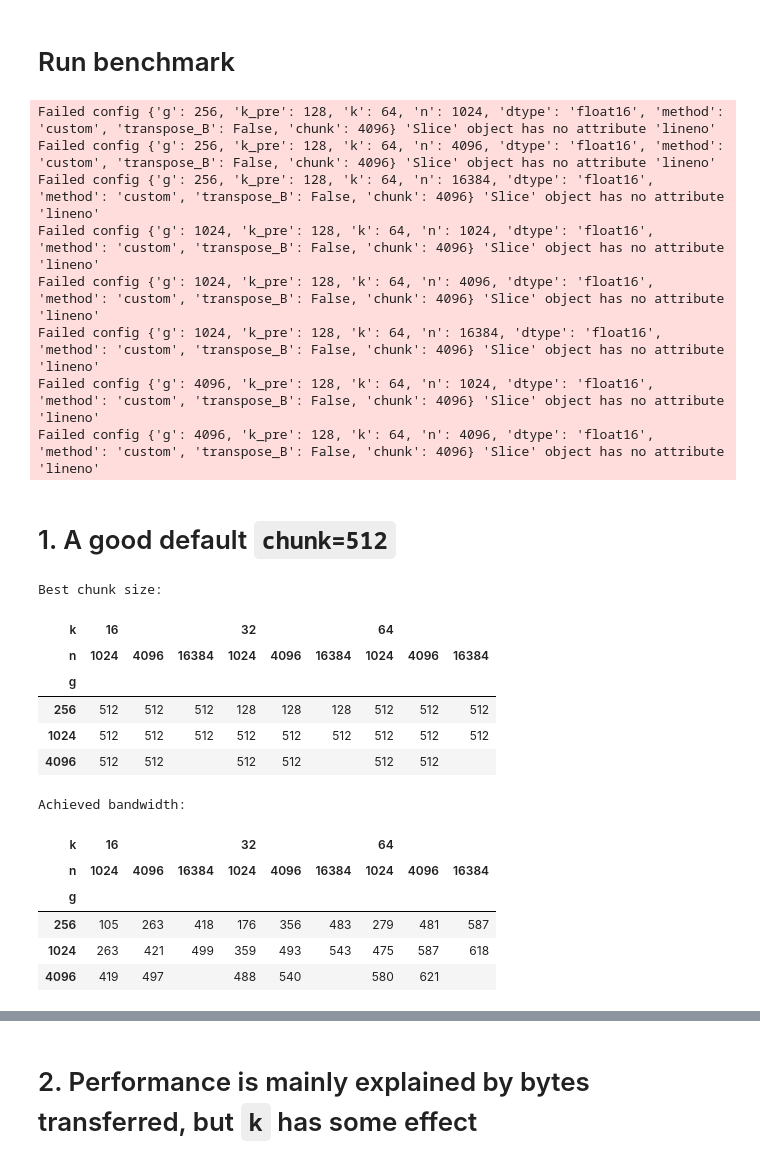
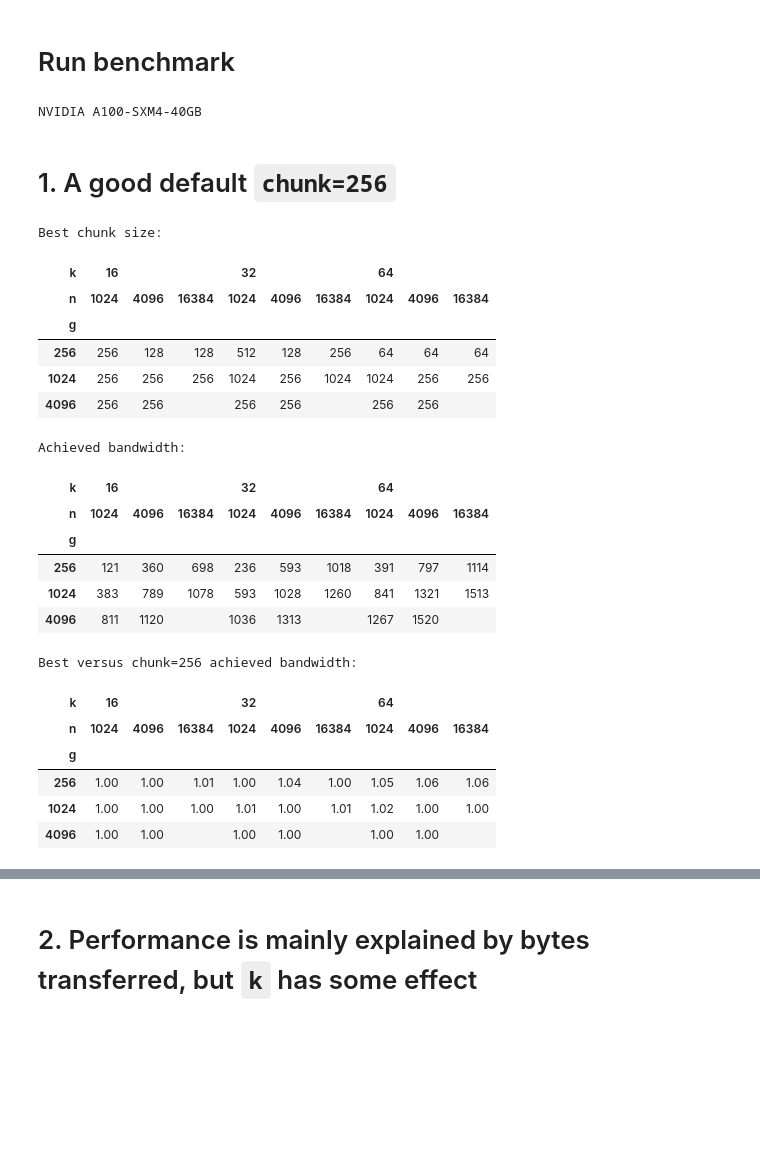
Before and after one commit to graphcore-research/llm-inference-research, a Jupyter notebook: scripts/GatherInnerBMV.ipynb, the cells around one changed output, grey strips where cells are left out. Cells and saved outputs as stored; diff of their text form; code cells hidden in the pictures; blank space fills up the shorter version.

```diff
--- a/scripts/GatherInnerBMV.ipynb
+++ b/scripts/GatherInnerBMV.ipynb
@@ -45,7 +48,7 @@ def run_benchmark(g: int, k_pre: int, k: int, n: int, dtype: str,
             custom=partial(G.gather_inner_bmv, A, B, I, chunk=chunk),
         )[method]
         times = benchmark_call(
-            method_fn, reps=100, warmup=10, device=device, pre_fn=lambda: torch.randint(0, k_pre, I.shape, out=I)
+            method_fn, reps=400, warmup=40, device=device, pre_fn=lambda: torch.randint(0, k_pre, I.shape, out=I)
         )
         return dict(
             **config, time=float(times.mean()), time_stderr=float(times.std() / len(times)**.5),
@@ -64,7 +67,7 @@ df = pd.DataFrame.from_dict(filter(None, [
     for k in [16, 32, 64]
     for n in [1024, 4096, 16384]
     for method in ["torch", "slice", "custom"]
-    for chunk in (map(int, 2**torch.arange(0, 13)) if method == "custom" else [None])
+    for chunk in (map(int, 2**torch.arange(0, 11)) if method == "custom" else [None])
     if not (g >= 2048 and n >= 16384)  # unrecoverable error
 ]))
 
@@ -75,53 +78,67 @@ def bytes_transferred(s: pd.Series) -> float:
 df["bytes_transferred"] = df.apply(bytes_transferred, axis=1)
 df["effective_bandwidth"] = df.bytes_transferred / df.time
 df.to_json("../out/gather_matmul_benchmark/gather_inner_bmv.json")
-# %% [output]
-Failed config {'g': 256, 'k_pre': 128, 'k': 64, 'n': 1024, 'dtype': 'float16', 'method': 'custom', 'transpose_B': False, 'chunk': 4096} 'Slice' object has no attribute 'lineno'
-Failed config {'g': 256, 'k_pre': 128, 'k': 64, 'n': 4096, 'dtype': 'float16', 'method': 'custom', 'transpose_B': False, 'chunk': 4096} 'Slice' object has no attribute 'lineno'
-Failed config {'g': 256, 'k_pre': 128, 'k': 64, 'n': 16384, 'dtype': 'float16', 'method': 'custom', 'transpose_B': False, 'chunk': 4096} 'Slice' object has no attribute 'lineno'
-Failed config {'g': 1024, 'k_pre': 128, 'k': 64, 'n': 1024, 'dtype': 'float16', 'method': 'custom', 'transpose_B': False, 'chunk': 4096} 'Slice' object has no attribute 'lineno'
-Failed config {'g': 1024, 'k_pre': 128, 'k': 64, 'n': 4096, 'dtype': 'float16', 'method': 'custom', 'transpose_B': False, 'chunk': 4096} 'Slice' object has no attribute 'lineno'
-Failed config {'g': 1024, 'k_pre': 128, 'k': 64, 'n': 16384, 'dtype': 'float16', 'method': 'custom', 'transpose_B': False, 'chunk': 4096} 'Slice' object has no attribute 'lineno'
-Failed config {'g': 4096, 'k_pre': 128, 'k': 64, 'n': 1024, 'dtype': 'float16', 'method': 'custom', 'transpose_B': False, 'chunk': 4096} 'Slice' object has no attribute 'lineno'
-Failed config {'g': 4096, 'k_pre': 128, 'k': 64, 'n': 4096, 'dtype': 'float16', 'method': 'custom', 'transpose_B': False, 'chunk': 4096} 'Slice' object has no attribute 'lineno'
+# %%
+device_name, = df.device.unique()
+expected_memory_bandwidth = {  # B/s
+    "NVIDIA A10G": 600e9,
+    "NVIDIA A100-SXM4-40GB": 1600e9,
+}[device_name]
+print(device_name)
+# %% [output]
+NVIDIA A100-SXM4-40GB
 # %% [markdown]
-# 1. A good default `chunk=512`
+# 1. A good default `chunk=256`
 # %%
-device_name, = df.device.unique()
-expected_memory_bandwidth = {  # B/s
-    "NVIDIA A10G": 600e9,
-}[device_name]
 best = (
     df.pipe(lambda d: d[d.method == "custom"])
     .groupby(["g", "k", "n"])
         .apply(lambda s: s.iloc[s.effective_bandwidth.argmax()][["bytes_transferred", "chunk", "effective_bandwidth"]])
-        .reset_index()
+    .reset_index()
 )
 
 print("Best chunk size:")
 display(best.pivot_table(index=["g"], columns=["k", "n"], values="chunk")
         .style.format(lambda x: "" if pd.isna(x) else f"{x:.0f}"))
 
 print("Achieved bandwidth:")
 display(best.pivot_table(index=["g"], columns=["k", "n"], values="effective_bandwidth")
         .style
         .format(lambda x: "" if pd.isna(x) else f"{x/1e9:.0f}")
         .background_gradient("flare_r", vmin=0, vmax=expected_memory_bandwidth))
+
+print("Best versus chunk=256 achieved bandwidth:")
+display(df.pipe(lambda d: d[d.method == "custom"])
+        .groupby(["g", "k", "n"])
+            .apply(lambda s: s.effective_bandwidth.iloc[s.effective_bandwidth.argmax()] / s.effective_bandwidth[s.chunk==256])
+        .to_frame("ratio")
+        .reset_index()
+        .pivot_table(index=["g"], columns=["k", "n"], values="ratio")
+        .style
+        .format(lambda x: "" if pd.isna(x) else f"{x:.2f}")
+        .background_gradient("flare_r", vmin=1, vmax=1.2))
 # %% [output]
 Best chunk size:
 | k | 16 |  |  | 32 |  |  | 64 |  |  |
 | n | 1024 | 4096 | 16384 | 1024 | 4096 | 16384 | 1024 | 4096 | 16384 |
 | g |  |  |  |  |  |  |  |  |  |
-| 256 | 512 | 512 | 512 | 128 | 128 | 128 | 512 | 512 | 512 |
-| 1024 | 512 | 512 | 512 | 512 | 512 | 512 | 512 | 512 | 512 |
-| 4096 | 512 | 512 |  | 512 | 512 |  | 512 | 512 |  |
+| 256 | 256 | 128 | 128 | 512 | 128 | 256 | 64 | 64 | 64 |
+| 1024 | 256 | 256 | 256 | 1024 | 256 | 1024 | 1024 | 256 | 256 |
+| 4096 | 256 | 256 |  | 256 | 256 |  | 256 | 256 |  |
 Achieved bandwidth:
 | k | 16 |  |  | 32 |  |  | 64 |  |  |
 | n | 1024 | 4096 | 16384 | 1024 | 4096 | 16384 | 1024 | 4096 | 16384 |
 | g |  |  |  |  |  |  |  |  |  |
-| 256 | 105 | 263 | 418 | 176 | 356 | 483 | 279 | 481 | 587 |
-| 1024 | 263 | 421 | 499 | 359 | 493 | 543 | 475 | 587 | 618 |
-| 4096 | 419 | 497 |  | 488 | 540 |  | 580 | 621 |  |
+| 256 | 121 | 360 | 698 | 236 | 593 | 1018 | 391 | 797 | 1114 |
+| 1024 | 383 | 789 | 1078 | 593 | 1028 | 1260 | 841 | 1321 | 1513 |
+| 4096 | 811 | 1120 |  | 1036 | 1313 |  | 1267 | 1520 |  |
+Best versus chunk=256 achieved bandwidth:
+| k | 16 |  |  | 32 |  |  | 64 |  |  |
+| n | 1024 | 4096 | 16384 | 1024 | 4096 | 16384 | 1024 | 4096 | 16384 |
+| g |  |  |  |  |  |  |  |  |  |
+| 256 | 1.00 | 1.00 | 1.01 | 1.00 | 1.04 | 1.00 | 1.05 | 1.06 | 1.06 |
+| 1024 | 1.00 | 1.00 | 1.00 | 1.01 | 1.00 | 1.01 | 1.02 | 1.00 | 1.00 |
+| 4096 | 1.00 | 1.00 |  | 1.00 | 1.00 |  | 1.00 | 1.00 |  |
 # %%
 g, k, n = 1024, 16, 4096
 d = df.pipe(lambda d: d[(d.g == g) & (d.k == k) & (d.n == n)])
```
Also changed, not shown: parts of 3 cells of this notebook, 3 other files.
